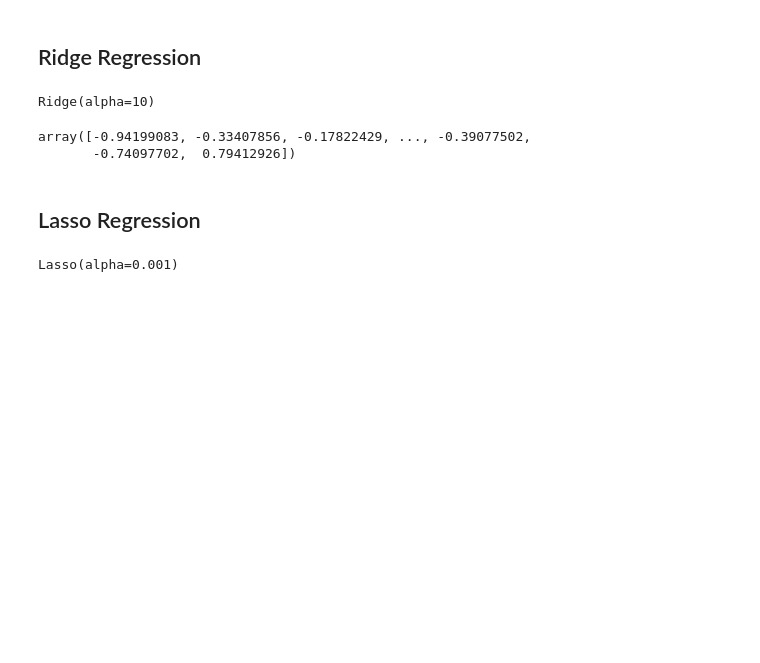
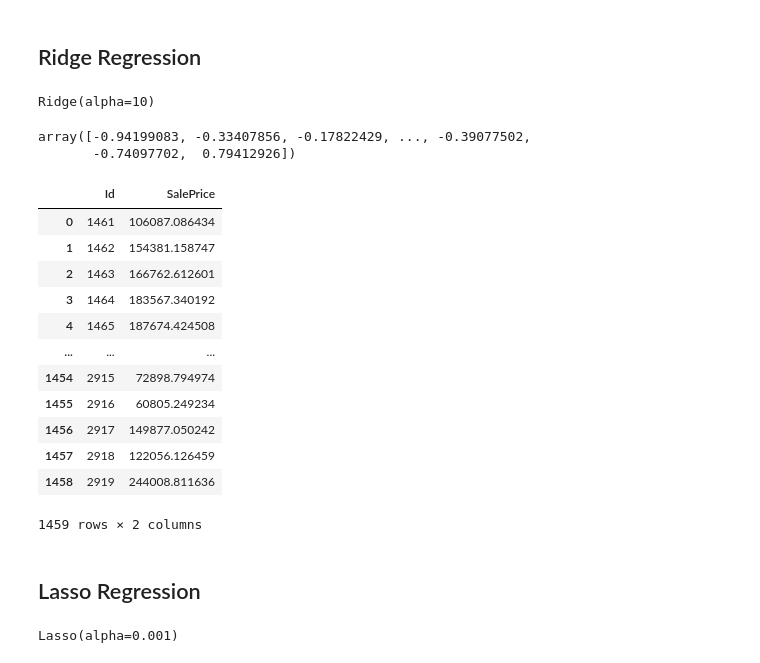
Before and after one commit to hieunguyen-cyber/Advanced_Regression, a Jupyter notebook: notebooks/Regression_NQD.ipynb, the cells around one changed output. Cells and saved outputs as stored; diff of their text form; code cells hidden in the pictures; blank space fills up the shorter version.

```diff
--- a/notebooks/Regression_NQD.ipynb
+++ b/notebooks/Regression_NQD.ipynb
@@ -71,5 +107,24 @@ RidgeRegr.predict(test)
 # %% [output]
 array([-0.94199083, -0.33407856, -0.17822429, ..., -0.39077502,
        -0.74097702,  0.79412926])
+# %%
+SalePrice2 = pd.DataFrame(RidgeRegr.predict(test), columns = ['SalePrice']).apply(lambda x: x*std + mean)
+# %%
+Id2 = pd.DataFrame(testdf['Id'])
+pd.concat([Id2, SalePrice2], axis = 1)
+# %% [output]
+|  | Id | SalePrice |
+| 0 | 1461 | 106087.086434 |
+| 1 | 1462 | 154381.158747 |
+| 2 | 1463 | 166762.612601 |
+| 3 | 1464 | 183567.340192 |
+| 4 | 1465 | 187674.424508 |
+| ... | ... | ... |
+| 1454 | 2915 | 72898.794974 |
+| 1455 | 2916 | 60805.249234 |
+| 1456 | 2917 | 149877.050242 |
+| 1457 | 2918 | 122056.126459 |
+| 1458 | 2919 | 244008.811636 |
+1459 rows × 2 columns
 # %% [markdown]
 ## Lasso Regression
```
Also changed, not shown: parts of 19 cells of this notebook.
